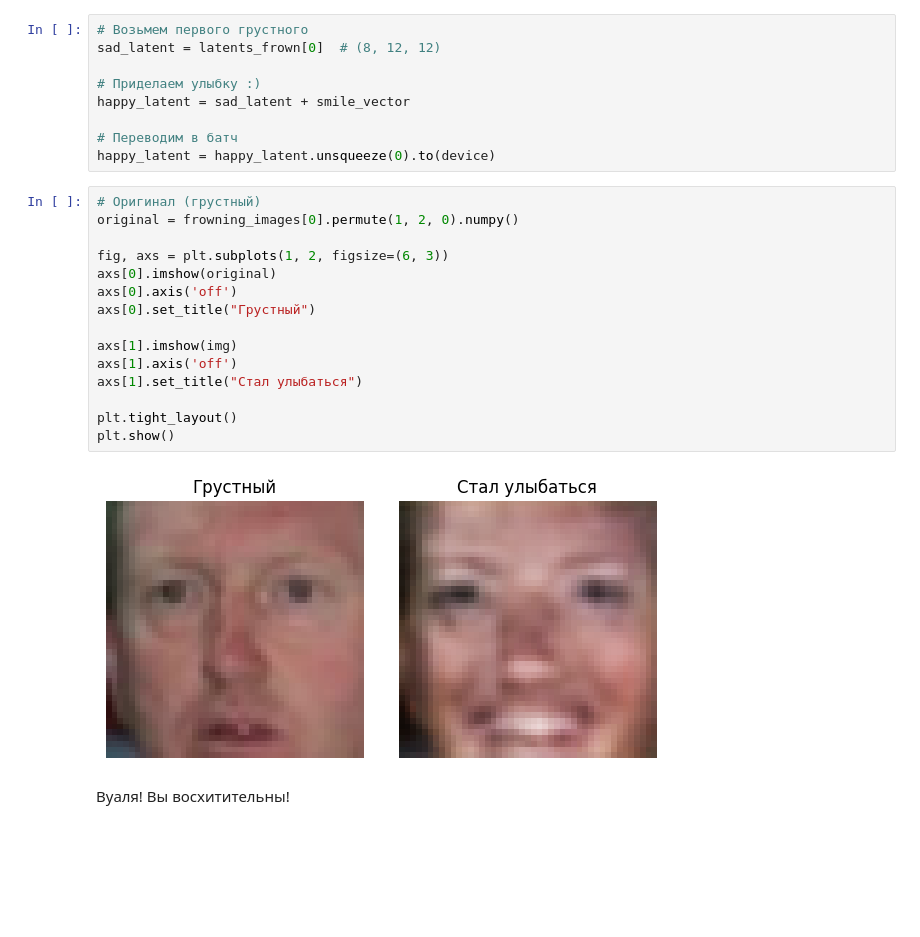
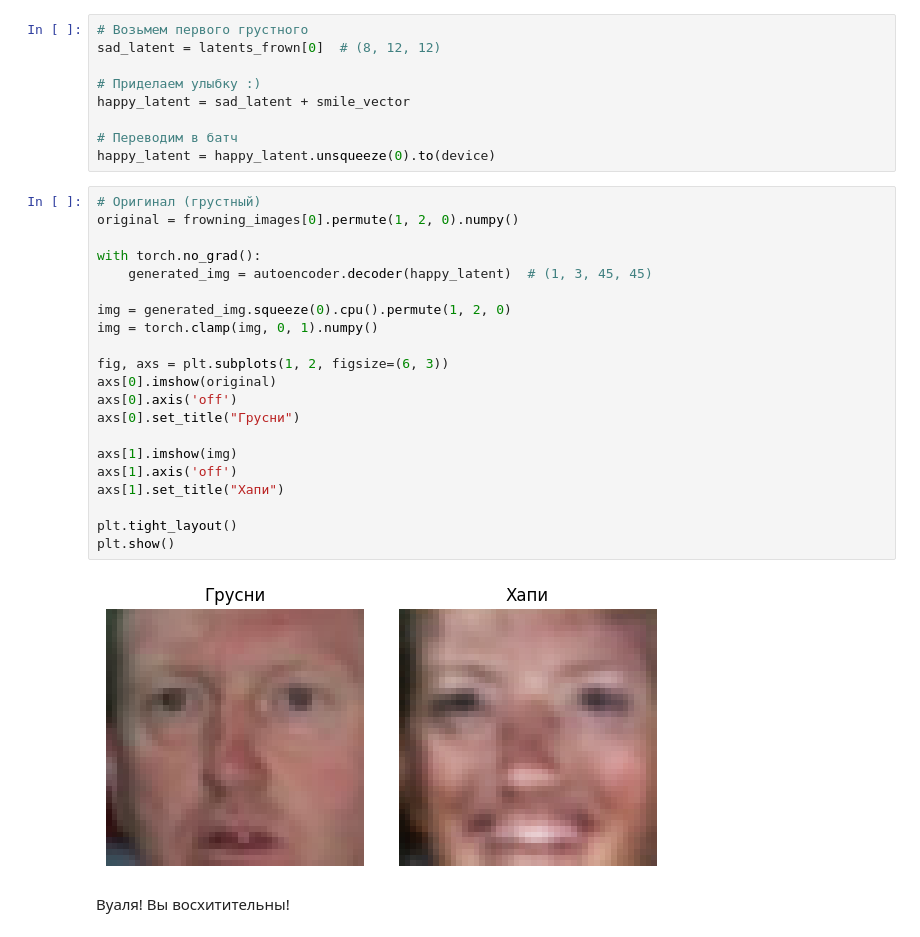
Before and after one commit to Dota2Enjoyer-rab/TEONN-Neural-Network-for-approximation-of-transport-equation-, a Jupyter notebook: week_10_AE_VAE/Homework/hw_7_autoencoders.ipynb, the cells around one changed output. Drawn from its saved outputs; the diff is of its cells as text; blank space fills up the shorter version.

```diff
--- a/week_10_AE_VAE/Homework/hw_7_autoencoders.ipynb
+++ b/week_10_AE_VAE/Homework/hw_7_autoencoders.ipynb
@@ -395,20 +395,26 @@ happy_latent = happy_latent.unsqueeze(0).to(device)
 # %%
 # Оригинал (грустный)
 original = frowning_images[0].permute(1, 2, 0).numpy()
 
+with torch.no_grad():
+    generated_img = autoencoder.decoder(happy_latent)  # (1, 3, 45, 45)
+
+img = generated_img.squeeze(0).cpu().permute(1, 2, 0)
+img = torch.clamp(img, 0, 1).numpy()
+
 fig, axs = plt.subplots(1, 2, figsize=(6, 3))
 axs[0].imshow(original)
 axs[0].axis('off')
-axs[0].set_title("Грустный")
+axs[0].set_title("Грусни")
 
 axs[1].imshow(img)
 axs[1].axis('off')
-axs[1].set_title("Стал улыбаться")
+axs[1].set_title("Хапи")
 
 plt.tight_layout()
 plt.show()
 # %% [output]
-[figure, old version]
+[figure, new version]
 # %% [markdown]
 Вуаля! Вы восхитительны!
 # %% [markdown]
```
Also changed, not shown: parts of 27 cells of this notebook.
